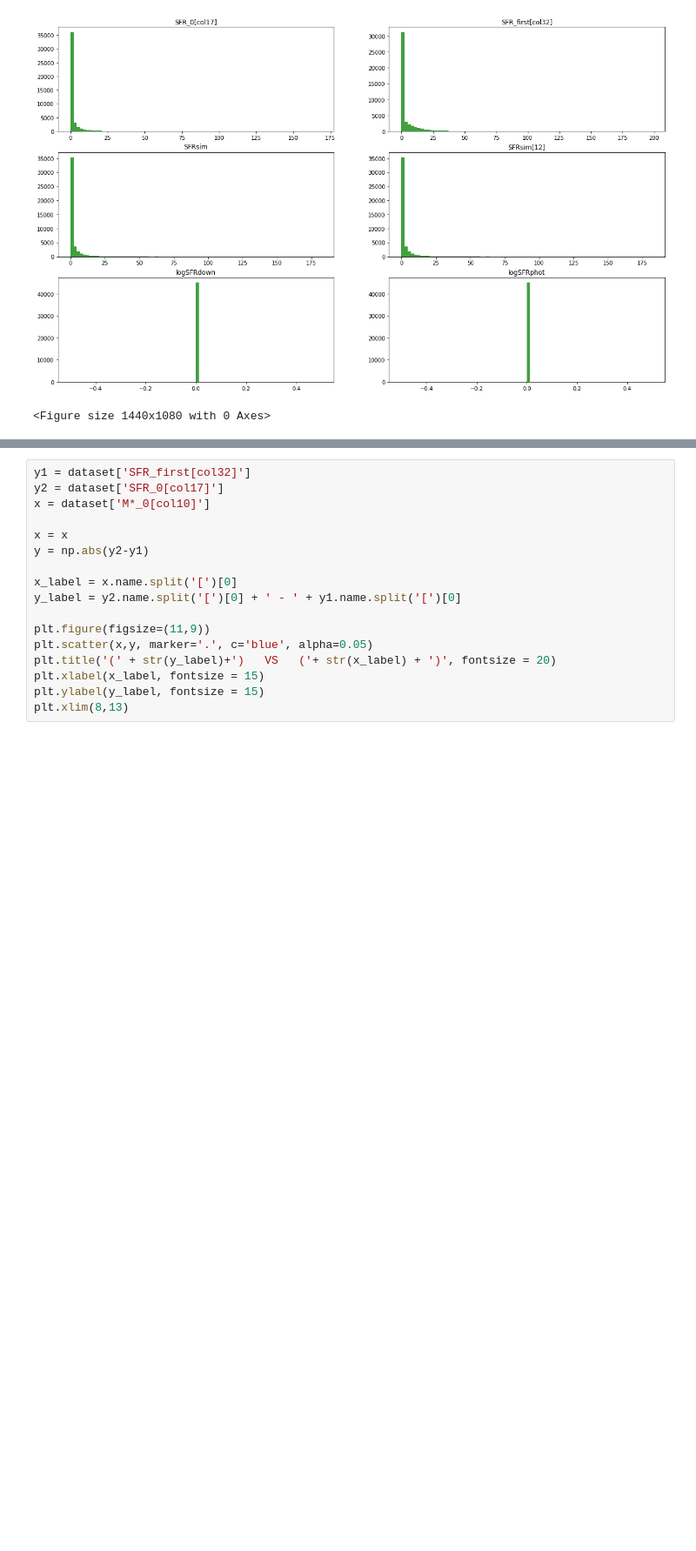
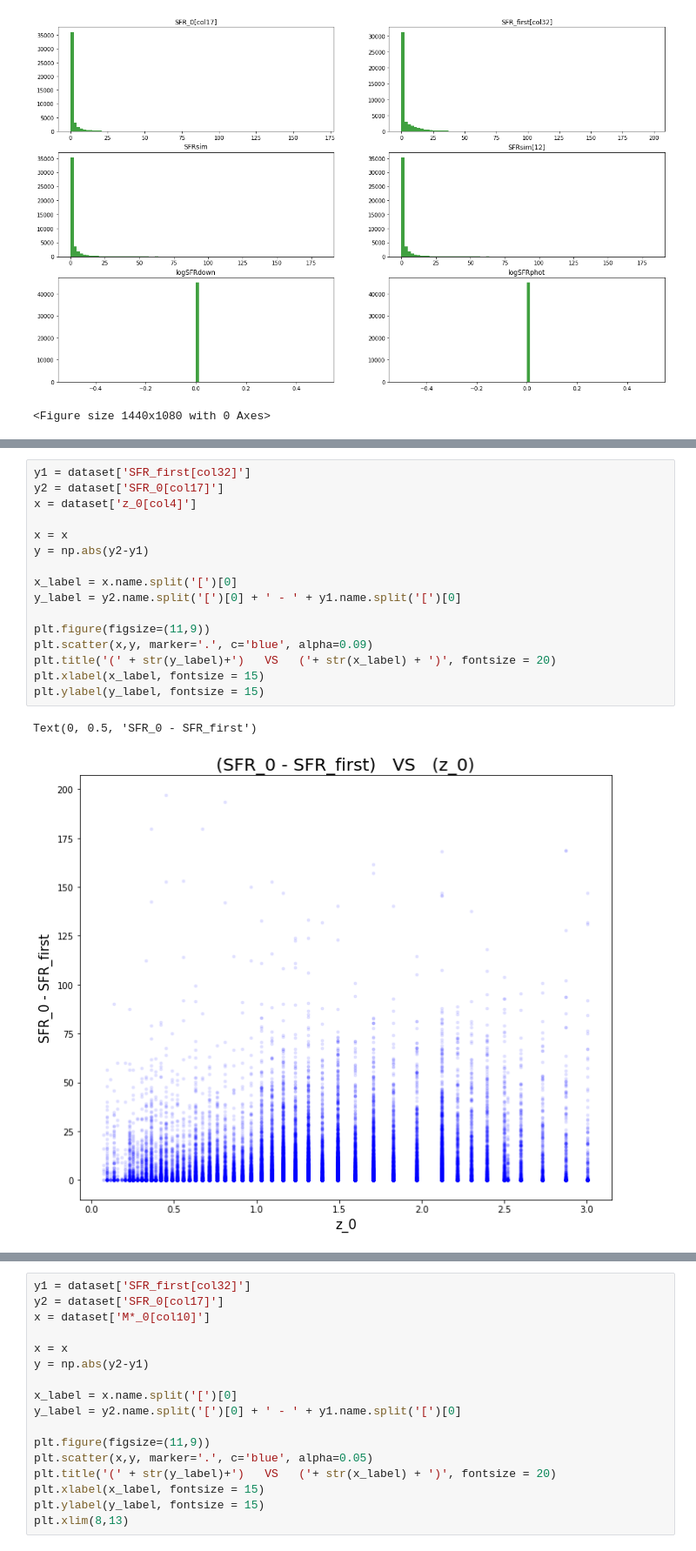
Before and after one commit to halehhajizadeh/Galaxy-Clusters, a Jupyter notebook: read_data.ipynb, the cells around one changed output, grey strips where cells are left out. Shown at 87% size. Saved outputs shown, nothing was run; the diff lists cells and outputs as text; blank space fills up the shorter version.

```diff
--- a/read_data.ipynb
+++ b/read_data.ipynb
@@ -371,0 +233,19 @@ Text(0, 0.5, 'SFR_0 - SFR_first')
+# %%
+y1 = dataset['SFR_first[col32]']
+y2 = dataset['SFR_0[col17]']
+x = dataset['z_0[col4]']
+
+x = x
+y = np.abs(y2-y1)
+
+x_label = x.name.split('[')[0]
+y_label = y2.name.split('[')[0] + ' - ' + y1.name.split('[')[0]
+
+plt.figure(figsize=(11,9))
+plt.scatter(x,y, marker='.', c='blue', alpha=0.09)
+plt.title('(' + str(y_label)+')   VS   ('+ str(x_label) + ')', fontsize = 20)
+plt.xlabel(x_label, fontsize = 15)
+plt.ylabel(y_label, fontsize = 15)
+# %% [output]
+Text(0, 0.5, 'SFR_0 - SFR_first')
+[figure, added]
```
Also changed, not shown: parts of 46 cells of this notebook.
